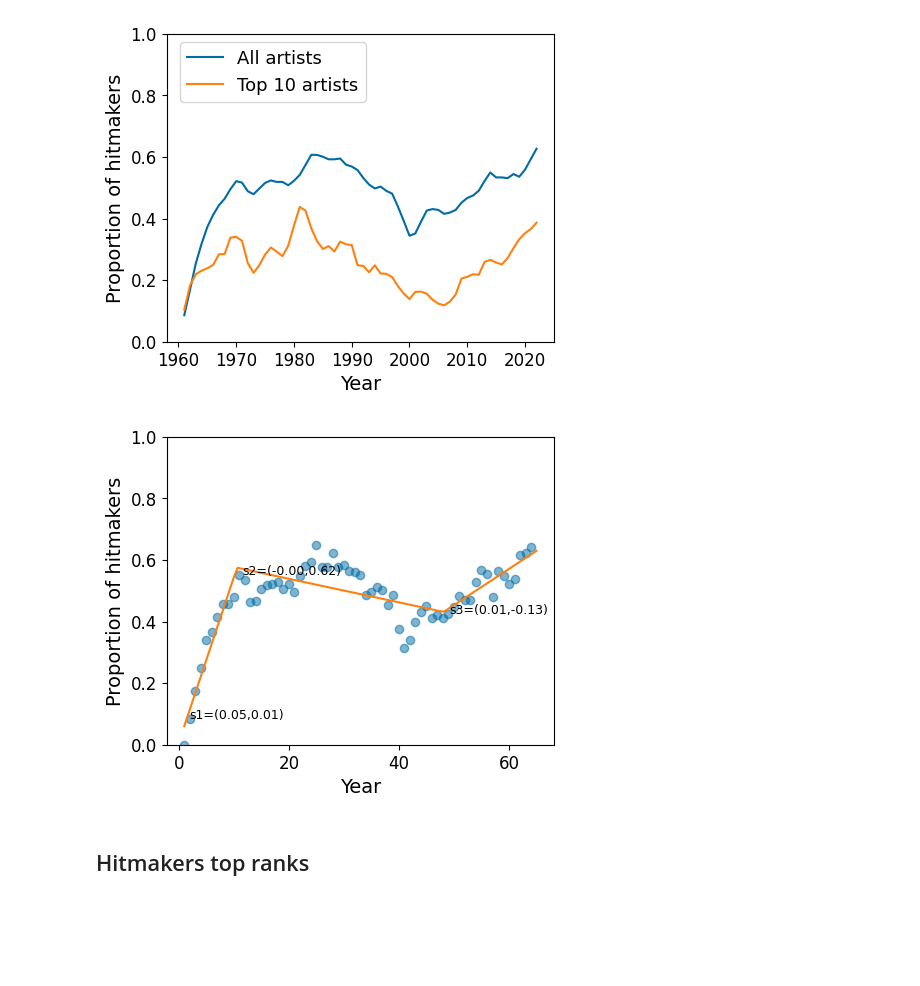
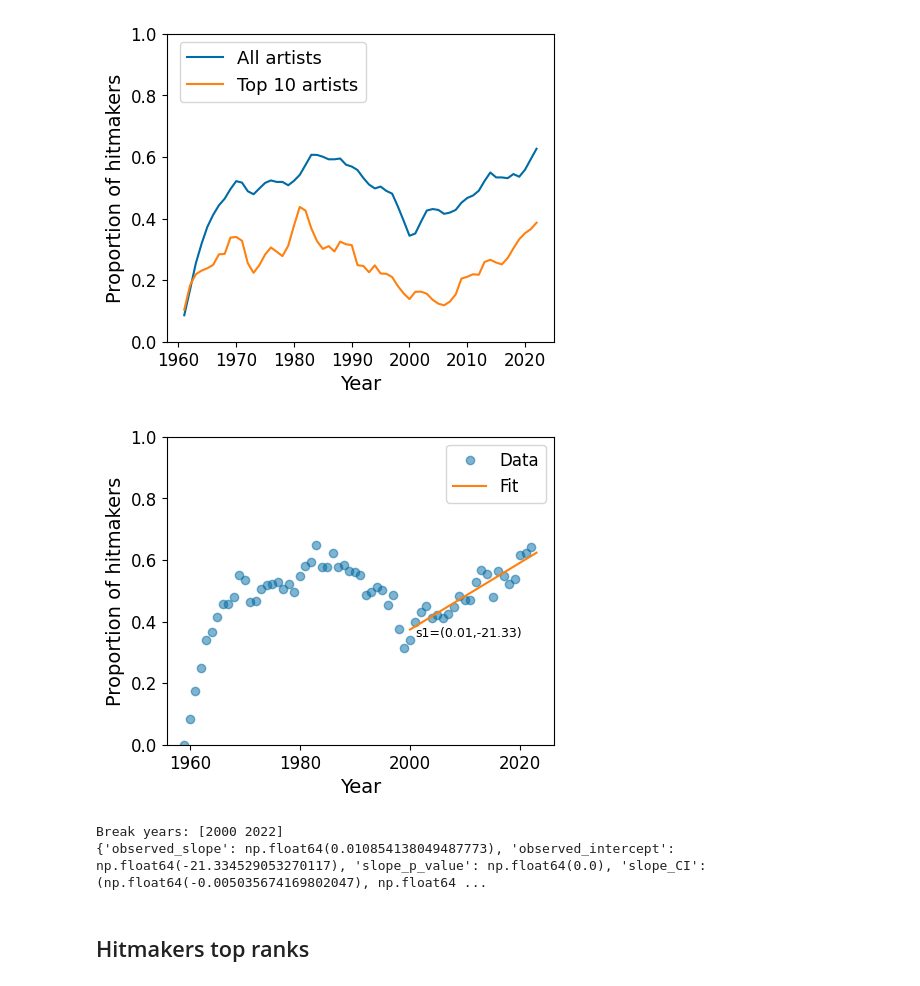
Before and after one commit to martalech/pop_charts_dynamics, a Jupyter notebook: paper/plots_revisited.ipynb, the cells around one changed output. Drawn from its saved outputs; the diff is of its cells as text; code cells hidden in the pictures; blank space fills up the shorter version.

```diff
--- a/paper/plots_revisited.ipynb
+++ b/paper/plots_revisited.ipynb
@@ -547,7 +532,7 @@ wo_top_10_past = billboard_hot_100[billboard_hot_100["top_position"] > 10 &\
                                      (billboard_hot_100["year"] < 1990)].groupby(["year"])["past_weeks"].mean()
 
 wo_top_10 = (wo_top_10_past - wo_top_10_future).dropna()
-sum_wo_top_10 = np.sum(wo_top_10)
+sum_wo_top_10 = np.sum(np.sign(wo_top_10))
 
 top_10_future = billboard_hot_100[(billboard_hot_100["top_position"] <= 10) &\
                                      (billboard_hot_100["year"] < 1990)].groupby(["year"])["future_weeks"].mean()
@@ -555,7 +540,7 @@ top_10_past = billboard_hot_100[(billboard_hot_100["top_position"] <= 10) &\
                                      (billboard_hot_100["year"] < 1990)].groupby(["year"])["past_weeks"].mean()
 
 top_10 = (top_10_past - top_10_future).dropna()
-sum_top_10 = np.sum(top_10)
+sum_top_10 = np.sum(np.sign(top_10))
 
 sums_wo_top_10 = []
 sums_top_10 = []
@@ -563,8 +548,9 @@ sums_top_10 = []
 for i in range(1, 1001):
     # randomly flip signs
     signs = np.random.choice([-1, 1], size=len(wo_top_10))
-    permutated_wo_top_10 = np.sum(wo_top_10 * signs)
-    permutated_top_10 = np.sum(top_10 * signs)
+    permutated_wo_top_10 = np.sum(np.sign(wo_top_10) * signs)
+    signs = np.random.choice([-1, 1], size=len(top_10))
+    permutated_top_10 = np.sum(np.sign(top_10) * signs)
 
     sums_wo_top_10.append(np.sum(permutated_wo_top_10))
     sums_top_10.append(np.sum(permutated_top_10))
@@ -1945,11 +1942,11 @@ plt.show()
 # %%
 plt.figure(figsize=(5, 4))
 
-model = pwlf.PiecewiseLinFit(range(1959, 2022), percentages)
+model = pwlf.PiecewiseLinFit(range(1970, 2022), percentages[11:])
 breaks = model.fit(1)
 
-x = range(1959, 2022)
-y = percentages
+x = range(1970, 2022)
+y = percentages[11:]
 
 r_squared_best = model.r_squared()
 p_values_best = model.p_values(method="non-linear")
@@ -1973,7 +1970,7 @@ ci_lower = np.percentile(test_slopes, lower_percentile)
 ci_upper = np.percentile(test_slopes, upper_percentile)
 
 print(f"Observed stat: {slope_best}")
-print(f"95% CI: ({ci_lower:.3f}, {ci_upper:.3f})")
+print(f"95% CI: ({ci_lower:.4f}, {ci_upper:.4f})")
 
 if slope_best < ci_lower or slope_best > ci_upper:
     print(f"Observed stat {slope_best} is outside the 95% CI (indicating significance).")
@@ -1983,10 +1980,10 @@ else:
 print(f"Best r squared: {r_squared_best}")
 print(f"P values: {p_values_best}")
 
-x_hat = np.linspace(1960, 2022, 100)
+x_hat = np.linspace(1970, 2022, 100)
 y_hat = model.predict(x_hat)
 
-plt.plot(range(1959, 2022), percentages, 'o', alpha=0.5)
+plt.plot(range(1970, 2022), percentages[11:], 'o', alpha=0.5)
 plt.plot(x_hat, y_hat)
 
 plt.legend(["Data", "Fit"])
@@ -2151,27 +2148,34 @@ plt.show()
 # %%
 plt.figure(figsize=(5, 4))
 
-x = range(1, len(averages) + 1)
+x = range(2000, 2023)
 y = averages
 
-model = pwlf.PiecewiseLinFit(x, y)
-x_hat = np.linspace(1, len(x) + 1, 100)
-values = model.fit(3)
+model = pwlf.PiecewiseLinFit(x, y[41:])
+x_hat = np.linspace(2000, 2023, 100)
+values = model.fit(1)
 y_hat = model.predict(x_hat)
-plt.plot(x, y, 'o', alpha=0.5)
+plt.plot(range(1959, 2023), y, 'o', alpha=0.5)
 plt.plot(x_hat, y_hat, '-')
 slopes = model.calc_slopes()
 intercepts = model.intercepts
 
 for i, (slope, intercept) in enumerate(zip(slopes, intercepts)):
-    plt.text(values[i] + 1, y[np.ceil(values[i].astype(int))], f"s{i+1}=({slope:.2f},{intercept:.2f})", fontsize=9)
+    plt.text(values[i] + 1, y[np.round(values[i].astype(int)) - 1959] + 0.01, f"s{i+1}=({slope:.2f},{intercept:.2f})", fontsize=9)
 
 plt.xlabel("Year")
 plt.ylabel("Proportion of hitmakers")
 plt.ylim([0, 1])
+plt.legend(["Data", "Fit"], loc="upper right")
+plt.savefig("appendix/3.B.2.jpg", format="jpg", dpi=300, bbox_inches="tight")
 plt.show()
+
+print(f"Break years: {values}")
+print(permutation_test_with_observed_values(x, y[41:], model.calc_slopes()[0], model.intercepts[0], 1000))
 # %% [output]
-[figure, old version]
+[figure, new version]
+Break years: [2000 2022]
+{'observed_slope': np.float64(0.010854138049487773), 'observed_intercept': np.float64(-21.334529053270117), 'slope_p_value': np.float64(0.0), 'slope_CI': (np.float64(-0.005035674169802047), np.float64 ...
 # %% [markdown]
 ## Hitmakers top ranks
 # %%
```
Also changed, not shown: parts of 20 cells of this notebook, 5 other files.
